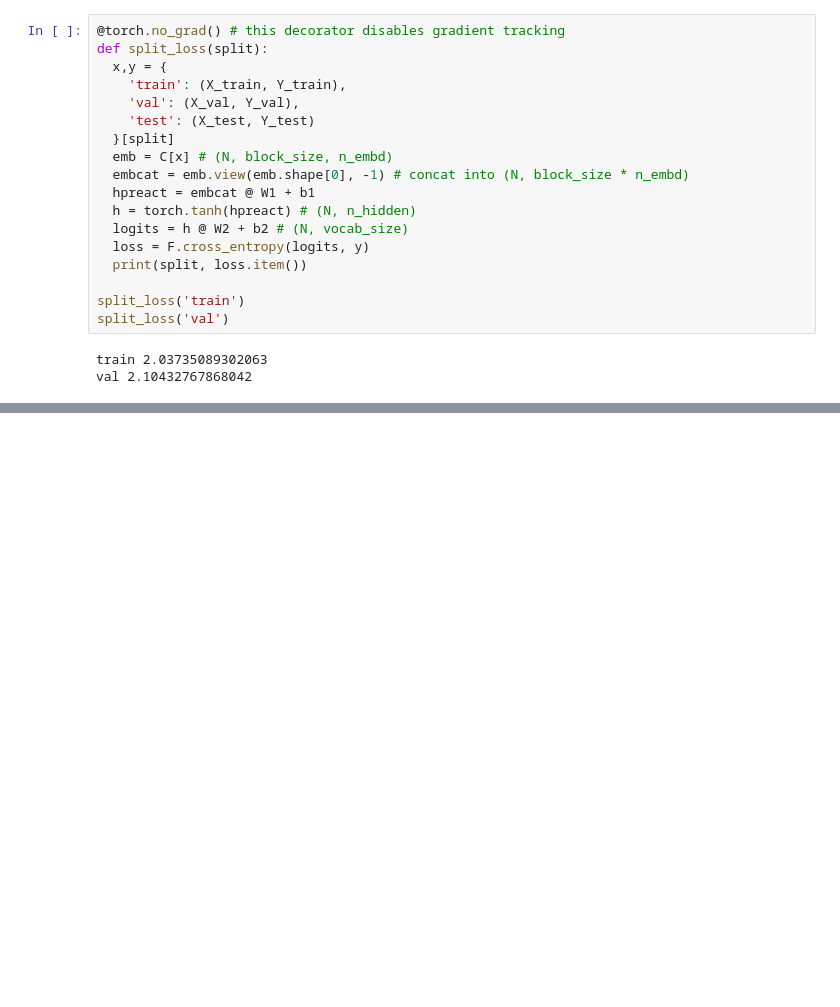
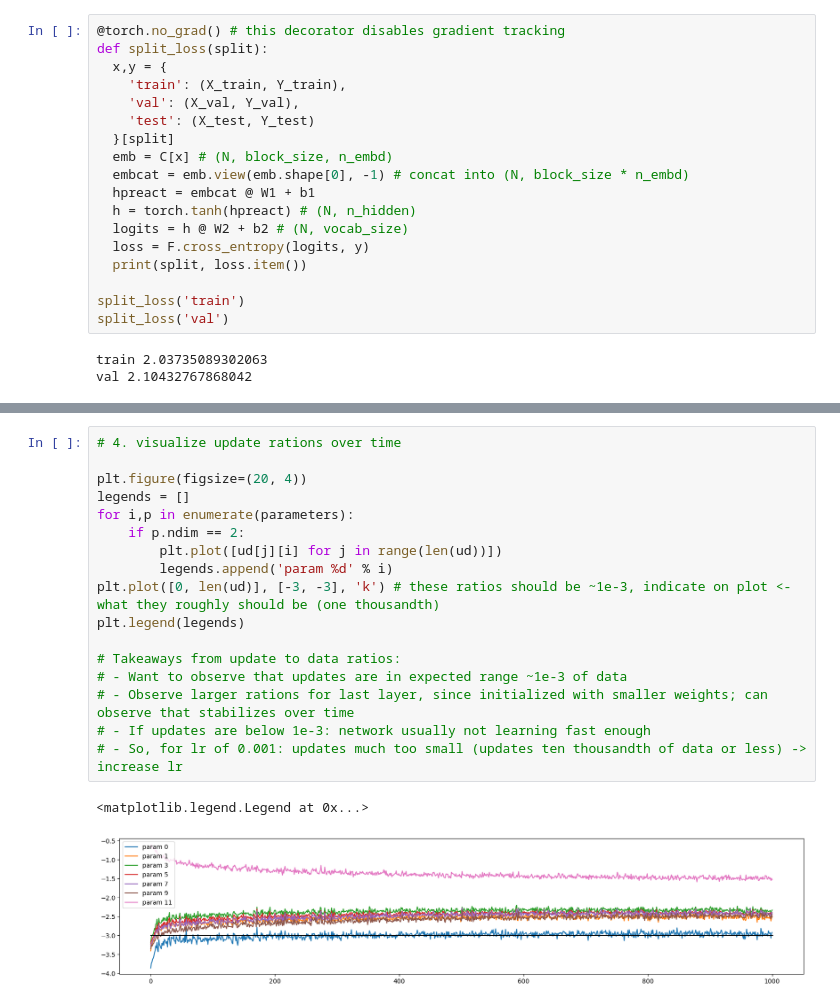
Before and after one commit to stefanhgm/makemore, a Jupyter notebook: makemore_part3_mlp2.ipynb, the cells around one changed output, grey strips where cells are left out. Saved outputs shown, nothing was run; the diff lists cells and outputs as text; blank space fills up the shorter version.

```diff
--- a/makemore_part3_mlp2.ipynb
+++ b/makemore_part3_mlp2.ipynb
@@ -307,0 +774,20 @@ emmedo.
+# %%
+# 4. visualize update rations over time
+
+plt.figure(figsize=(20, 4))
+legends = []
+for i,p in enumerate(parameters):
+    if p.ndim == 2:
+        plt.plot([ud[j][i] for j in range(len(ud))])
+        legends.append('param %d' % i)
+plt.plot([0, len(ud)], [-3, -3], 'k') # these ratios should be ~1e-3, indicate on plot <- what they roughly should be (one thousandth)
+plt.legend(legends)
+
+# Takeaways from update to data ratios:
+# - Want to observe that updates are in expected range ~1e-3 of data
+# - Observe larger rations for last layer, since initialized with smaller weights; can observe that stabilizes over time
+# - If updates are below 1e-3: network usually not learning fast enough
+# - So, for lr of 0.001: updates much too small (updates ten thousandth of data or less) -> increase lr
+# %% [output]
+<matplotlib.legend.Legend at 0x...>
+[figure, added]
```
Also changed, not shown: parts of 22 cells of this notebook.
